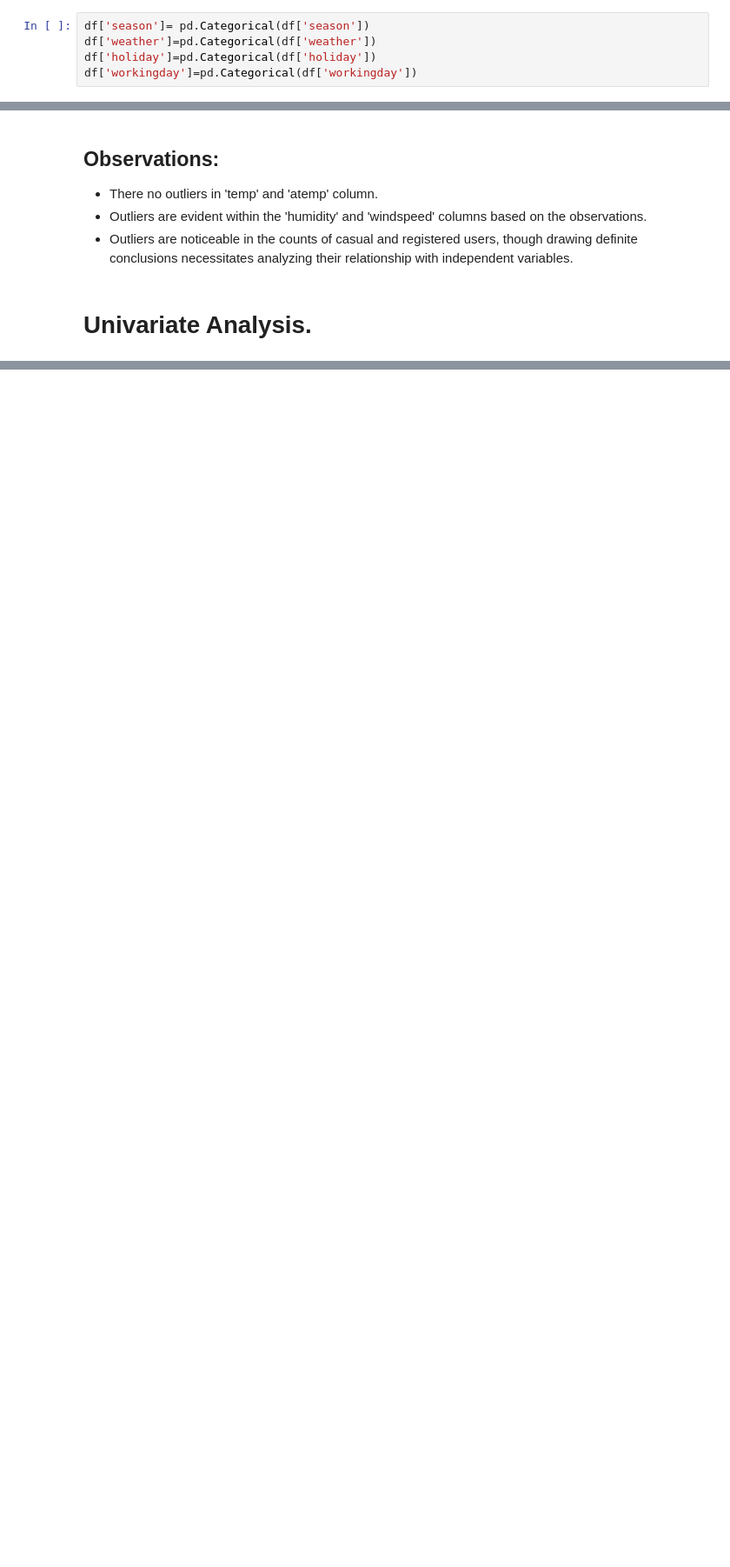
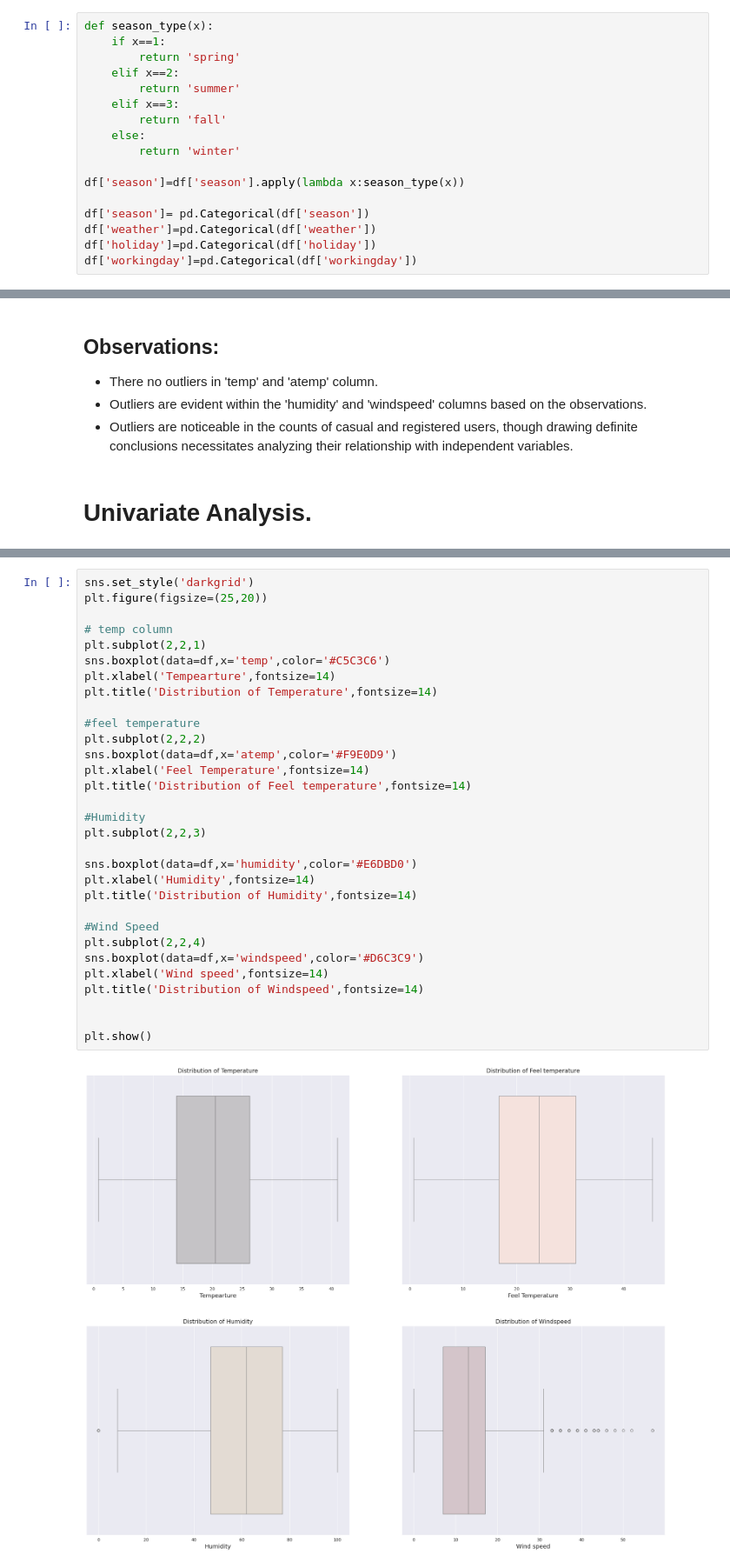
Before and after one commit to 2k4sm/YuluuluY, a Jupyter notebook: yulu.ipynb, the cells around one changed output, grey strips where cells are left out. Shown at 87% size. Drawn from its saved outputs; the diff is of its cells as text; blank space fills up the shorter version.

```diff
--- a/yulu.ipynb
+++ b/yulu.ipynb
@@ -127,6 +132,18 @@ Name: datetime, Length: 10886, dtype: datetime64[ns]
 # %% [markdown]
 ## Converting season,weather,holiday and workingday columns into categorical
 # %%
+def season_type(x):
+    if x==1:
+        return 'spring'
+    elif x==2:
+        return 'summer'
+    elif x==3:
+        return 'fall'
+    else:
+        return 'winter'
+
+df['season']=df['season'].apply(lambda x:season_type(x))
+
 df['season']= pd.Categorical(df['season'])
 df['weather']=pd.Categorical(df['weather'])
 df['holiday']=pd.Categorical(df['holiday'])
@@ -197,0 +362,33 @@ Name: count, Length: 147, dtype: int64
+# %%
+sns.set_style('darkgrid')
+plt.figure(figsize=(25,20))
+
+# temp column
+plt.subplot(2,2,1)
+sns.boxplot(data=df,x='temp',color='#C5C3C6')
+plt.xlabel('Tempearture',fontsize=14)
+plt.title('Distribution of Temperature',fontsize=14)
+
+#feel temperature
+plt.subplot(2,2,2)
+sns.boxplot(data=df,x='atemp',color='#F9E0D9')
+plt.xlabel('Feel Temperature',fontsize=14)
+plt.title('Distribution of Feel temperature',fontsize=14)
+
+#Humidity
+plt.subplot(2,2,3)
+
+sns.boxplot(data=df,x='humidity',color='#E6DBD0')
+plt.xlabel('Humidity',fontsize=14)
+plt.title('Distribution of Humidity',fontsize=14)
+
+#Wind Speed
+plt.subplot(2,2,4)
+sns.boxplot(data=df,x='windspeed',color='#D6C3C9')
+plt.xlabel('Wind speed',fontsize=14)
+plt.title('Distribution of Windspeed',fontsize=14)
+
+
+plt.show()
+# %% [output]
+[figure, added]
```
Also changed, not shown: parts of 40 cells of this notebook, 1 other file.
